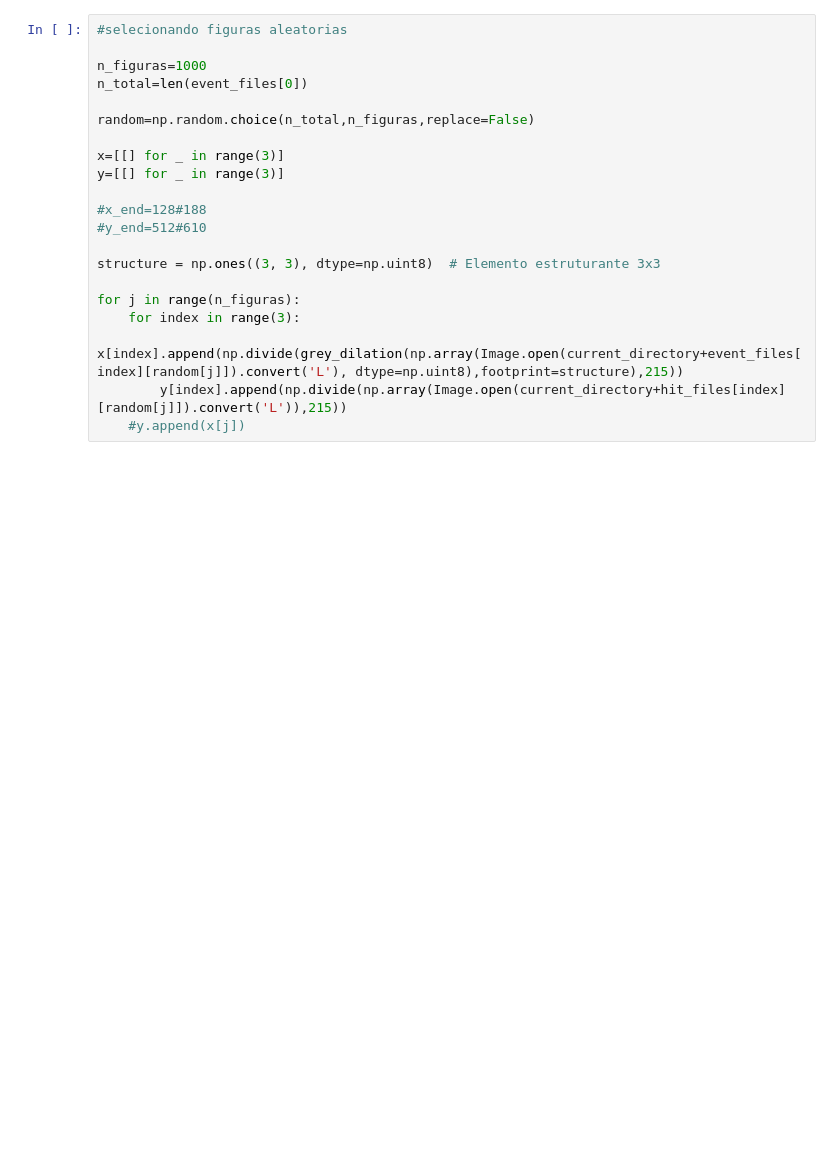
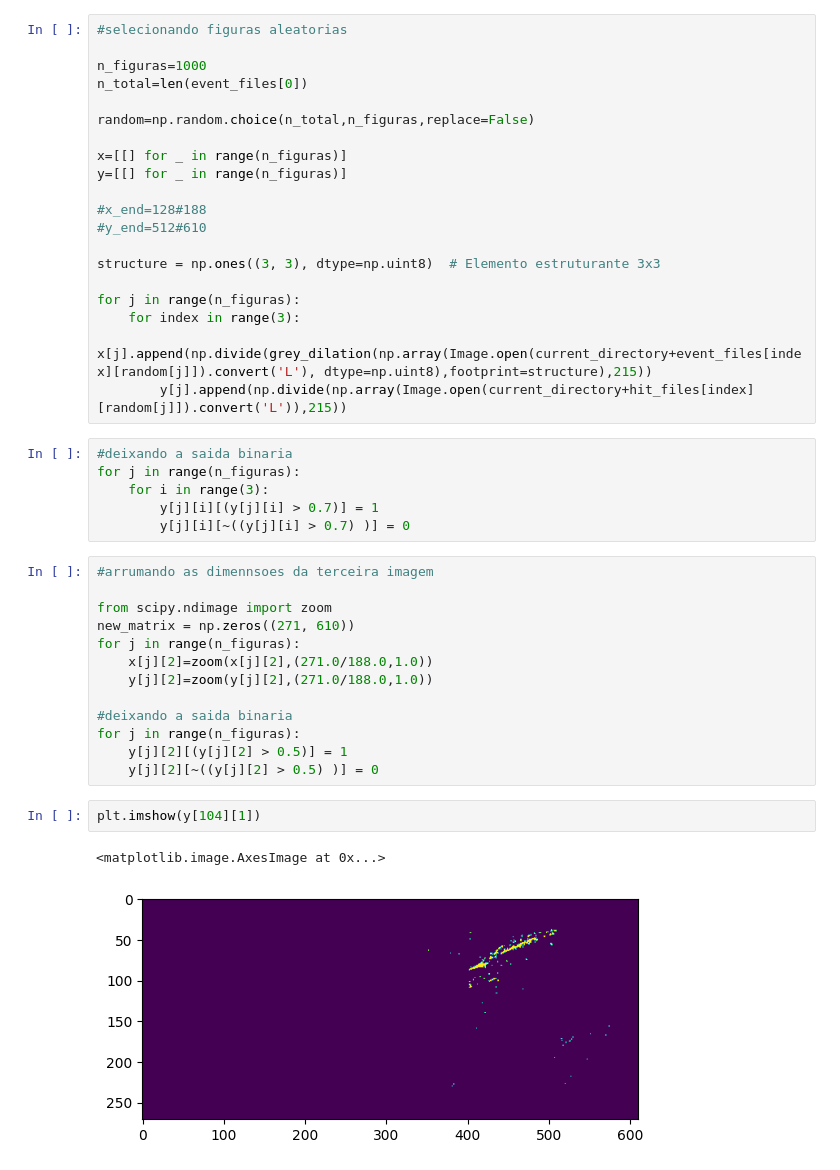
Before and after one commit to GBotogoske/machine_learning_2024, a Jupyter notebook: neutrino_figuras_3_imagens.ipynb, the cells around one changed output. Saved outputs shown, nothing was run; the diff lists cells and outputs as text; blank space fills up the shorter version.

```diff
--- a/neutrino_figuras_3_imagens.ipynb
+++ b/neutrino_figuras_3_imagens.ipynb
@@ -41,8 +50,8 @@ n_total=len(event_files[0])
 
 random=np.random.choice(n_total,n_figuras,replace=False)
 
-x=[[] for _ in range(3)]
-y=[[] for _ in range(3)]
+x=[[] for _ in range(n_figuras)]
+y=[[] for _ in range(n_figuras)]
 
 #x_end=128#188
 #y_end=512#610
@@ -51,6 +60,29 @@ structure = np.ones((3, 3), dtype=np.uint8)  # Elemento estruturante 3x3
 
 for j in range(n_figuras):
     for index in range(3):
-        x[index].append(np.divide(grey_dilation(np.array(Image.open(current_directory+event_files[index][random[j]]).convert('L'), dtype=np.uint8),footprint=structure),215))
-        y[index].append(np.divide(np.array(Image.open(current_directory+hit_files[index][random[j]]).convert('L')),215))
-    #y.append(x[j])
+        x[j].append(np.divide(grey_dilation(np.array(Image.open(current_directory+event_files[index][random[j]]).convert('L'), dtype=np.uint8),footprint=structure),215))
+        y[j].append(np.divide(np.array(Image.open(current_directory+hit_files[index][random[j]]).convert('L')),215))
+# %%
+#deixando a saida binaria
+for j in range(n_figuras):
+    for i in range(3):
+        y[j][i][(y[j][i] > 0.7)] = 1
+        y[j][i][~((y[j][i] > 0.7) )] = 0
+# %%
+#arrumando as dimennsoes da terceira imagem
+
+from scipy.ndimage import zoom
+new_matrix = np.zeros((271, 610))
+for j in range(n_figuras):
+    x[j][2]=zoom(x[j][2],(271.0/188.0,1.0))
+    y[j][2]=zoom(y[j][2],(271.0/188.0,1.0))
+
+#deixando a saida binaria
+for j in range(n_figuras):
+    y[j][2][(y[j][2] > 0.5)] = 1
+    y[j][2][~((y[j][2] > 0.5) )] = 0
+# %%
+plt.imshow(y[104][1])
+# %% [output]
+<matplotlib.image.AxesImage at 0x...>
+[figure, added]
```
Also changed, not shown: parts of 5 cells of this notebook.
